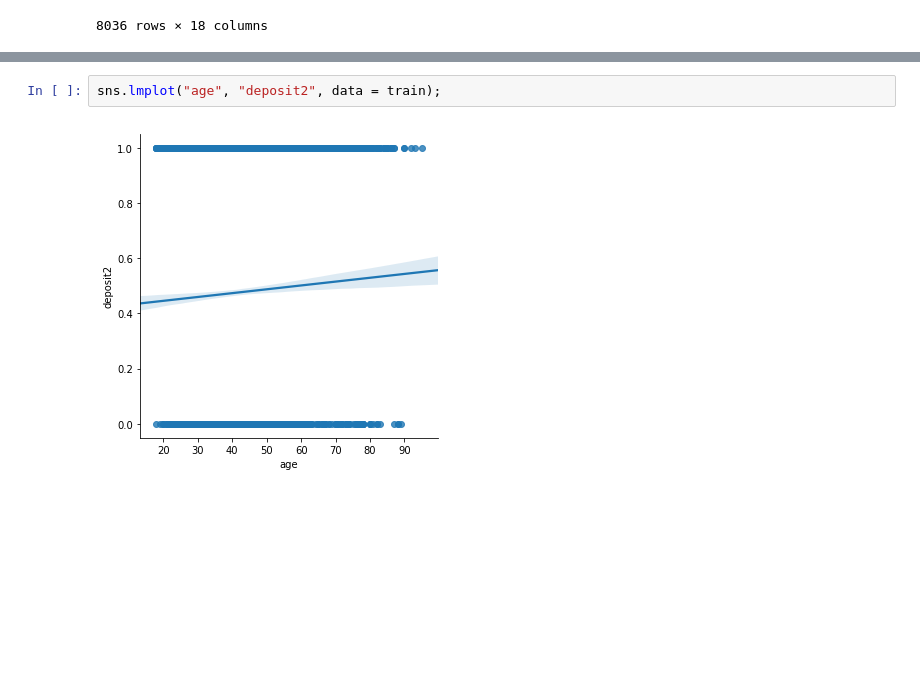
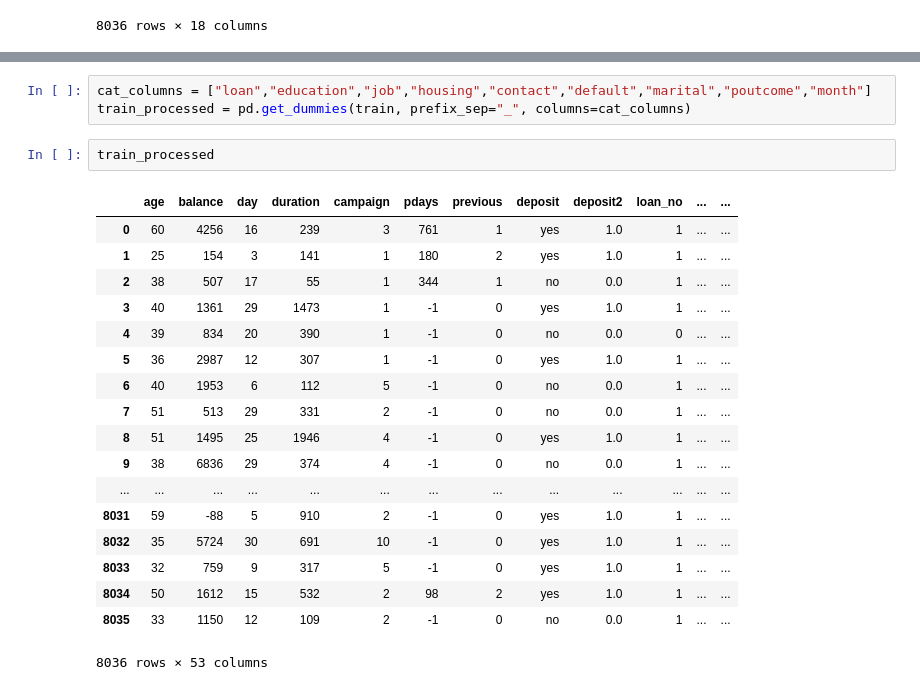
Before and after one commit to konwaw/misp, a Jupyter notebook: Dataset_Challenge.ipynb, the cells around one changed output, grey strips where cells are left out. Saved outputs shown, nothing was run; the diff lists cells and outputs as text; blank space fills up the shorter version.

```diff
--- a/Dataset_Challenge.ipynb
+++ b/Dataset_Challenge.ipynb
@@ -173,4 +135,24 @@ g.set_xticklabels(rotation=40)
-# %%
-sns.lmplot("age", "deposit2", data = train);
-# %% [output]
-[figure, removed]
+# %%
+cat_columns = ["loan","education","job","housing","contact","default","marital","poutcome","month"]
+train_processed = pd.get_dummies(train, prefix_sep="_", columns=cat_columns)
+# %%
+train_processed
+# %% [output]
+|  | age | balance | day | duration | campaign | pdays | previous | deposit | deposit2 | loan_no | ... | ... |
+| 0 | 60 | 4256 | 16 | 239 | 3 | 761 | 1 | yes | 1.0 | 1 | ... | ... |
+| 1 | 25 | 154 | 3 | 141 | 1 | 180 | 2 | yes | 1.0 | 1 | ... | ... |
+| 2 | 38 | 507 | 17 | 55 | 1 | 344 | 1 | no | 0.0 | 1 | ... | ... |
+| 3 | 40 | 1361 | 29 | 1473 | 1 | -1 | 0 | yes | 1.0 | 1 | ... | ... |
+| 4 | 39 | 834 | 20 | 390 | 1 | -1 | 0 | no | 0.0 | 0 | ... | ... |
+| 5 | 36 | 2987 | 12 | 307 | 1 | -1 | 0 | yes | 1.0 | 1 | ... | ... |
+| 6 | 40 | 1953 | 6 | 112 | 5 | -1 | 0 | no | 0.0 | 1 | ... | ... |
+| 7 | 51 | 513 | 29 | 331 | 2 | -1 | 0 | no | 0.0 | 1 | ... | ... |
+| 8 | 51 | 1495 | 25 | 1946 | 4 | -1 | 0 | yes | 1.0 | 1 | ... | ... |
+| 9 | 38 | 6836 | 29 | 374 | 4 | -1 | 0 | no | 0.0 | 1 | ... | ... |
+| ... | ... | ... | ... | ... | ... | ... | ... | ... | ... | ... | ... | ... |
+| 8031 | 59 | -88 | 5 | 910 | 2 | -1 | 0 | yes | 1.0 | 1 | ... | ... |
+| 8032 | 35 | 5724 | 30 | 691 | 10 | -1 | 0 | yes | 1.0 | 1 | ... | ... |
+| 8033 | 32 | 759 | 9 | 317 | 5 | -1 | 0 | yes | 1.0 | 1 | ... | ... |
+| 8034 | 50 | 1612 | 15 | 532 | 2 | 98 | 2 | yes | 1.0 | 1 | ... | ... |
+| 8035 | 33 | 1150 | 12 | 109 | 2 | -1 | 0 | no | 0.0 | 1 | ... | ... |
+8036 rows × 53 columns
```
Also changed, not shown: parts of 13 cells of this notebook.
